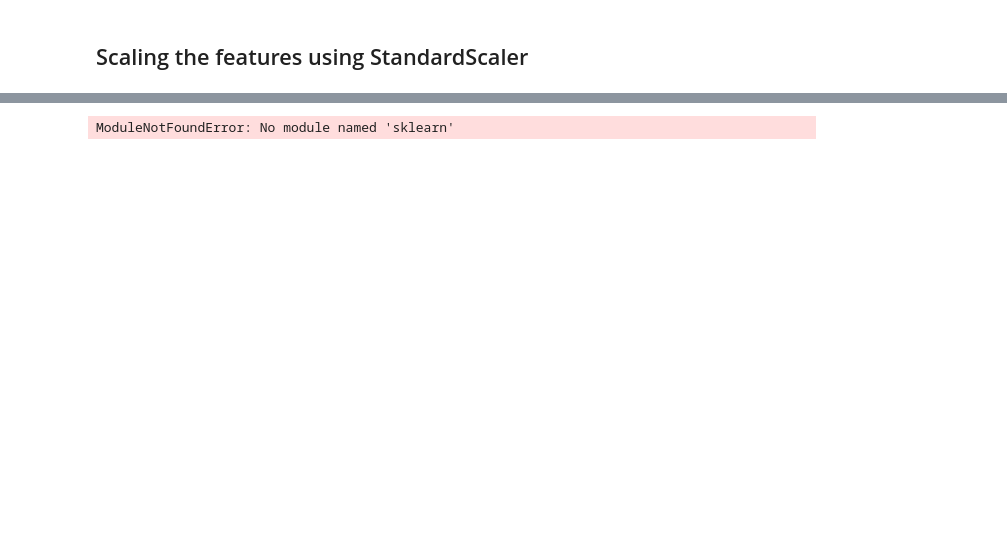
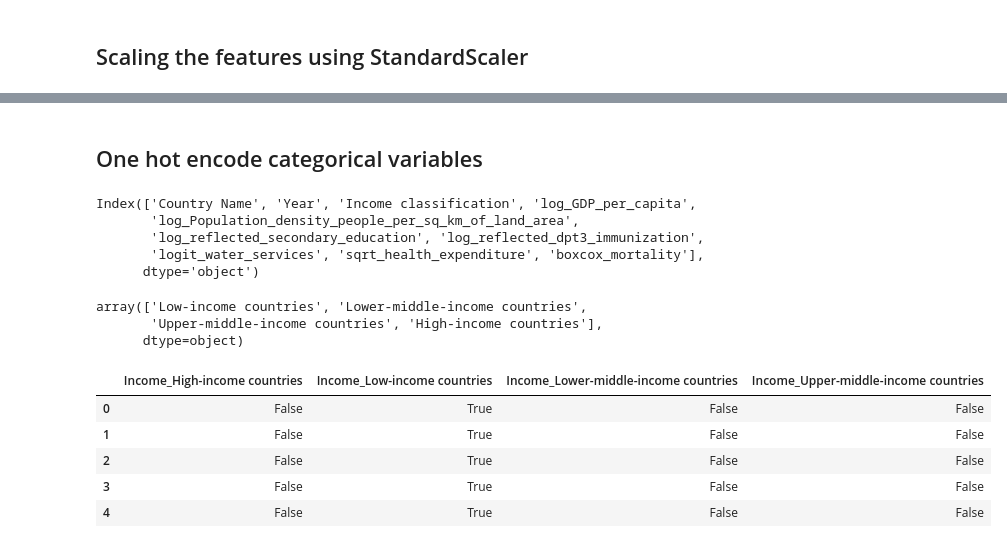
Before and after one commit to s-hreya-riram/sustainable-development-goals-modeling, a Jupyter notebook: jupyter_notebook/exploratory_data_analysis.ipynb, the cells around one changed output, grey strips where cells are left out. Drawn from its saved outputs; the diff is of its cells as text; code cells hidden in the pictures; blank space fills up the shorter version.

```diff
--- a/jupyter_notebook/exploratory_data_analysis.ipynb
+++ b/jupyter_notebook/exploratory_data_analysis.ipynb
@@ -447,17 +435,47 @@ from sklearn.preprocessing import StandardScaler
 
 # List of all continuous predictors (transformed and original units)
 continuous_cols = [
+    'boxcox_mortality',
     'log_GDP_per_capita',
-    'boxcox_mortality', # Include if you want to scale the outcome variable (optional, but often good practice)
-    'Health expenditure',
-    'DPT3 immunization',
+    'sqrt_health_expenditure',
+    'log_reflected_dpt3_immunization',
     'log_Population_density_people_per_sq_km_of_land_area',
-    'log_reflected_secondary_education'
+    'log_reflected_secondary_education',
+    'logit_water_services'
 ]
 
 scaler = StandardScaler()
 
 # Fit and transform the columns
-df_final[continuous_cols] = scaler.fit_transform(df_final[continuous_cols])
+df_cleaned[continuous_cols] = scaler.fit_transform(df_cleaned[continuous_cols])
-# %% [output]
-ModuleNotFoundError: No module named 'sklearn'
+# %% [markdown]
+## One hot encode categorical variables
+# %%
+df_cleaned.columns
+# %% [output]
+Index(['Country Name', 'Year', 'Income classification', 'log_GDP_per_capita',
+       'log_Population_density_people_per_sq_km_of_land_area',
+       'log_reflected_secondary_education', 'log_reflected_dpt3_immunization',
+       'logit_water_services', 'sqrt_health_expenditure', 'boxcox_mortality'],
+      dtype='object')
+# %%
+df_cleaned['Income classification'].unique()
+# %% [output]
+array(['Low-income countries', 'Lower-middle-income countries',
+       'Upper-middle-income countries', 'High-income countries'],
+      dtype=object)
+# %%
+# perform one hot encoding for Income classification
+df_final = pd.get_dummies(
+    df_cleaned['Income classification'],
+    prefix='Income',
+    drop_first=False  # We'll drop one column manually for clarity
+)
+df_final.head()
+# %% [output]
+|  | Income_High-income countries | Income_Low-income countries | Income_Lower-middle-income countries | Income_Upper-middle-income countries |
+| 0 | False | True | False | False |
+| 1 | False | True | False | False |
+| 2 | False | True | False | False |
+| 3 | False | True | False | False |
+| 4 | False | True | False | False |
```
Also changed, not shown: parts of 7 cells of this notebook.
